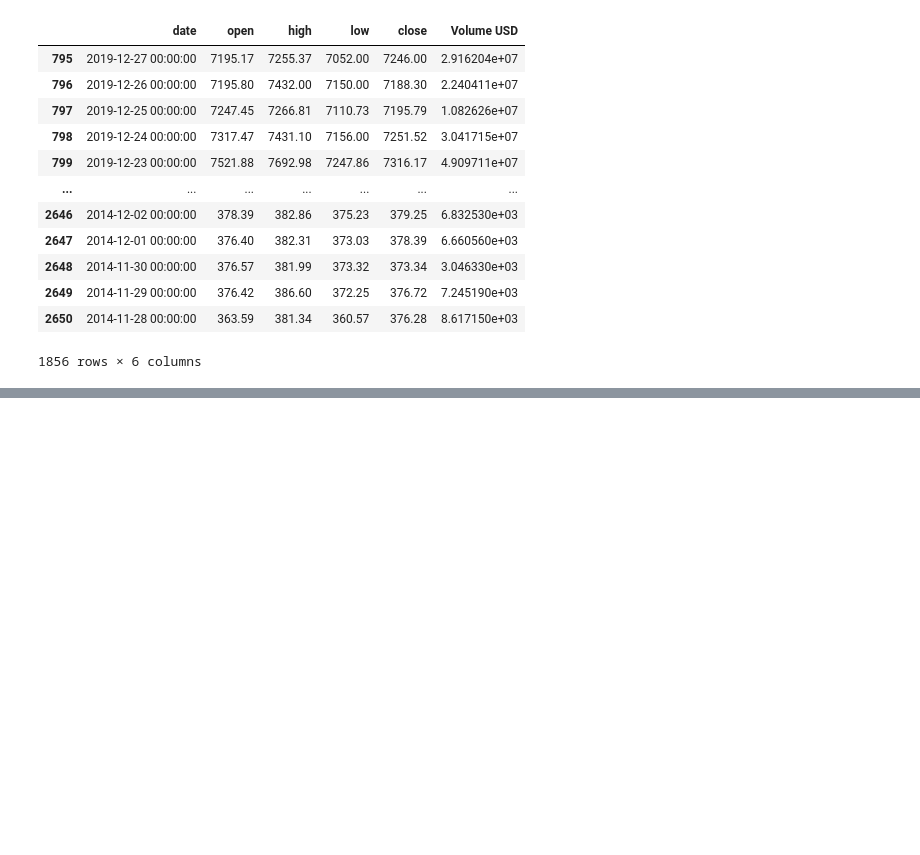
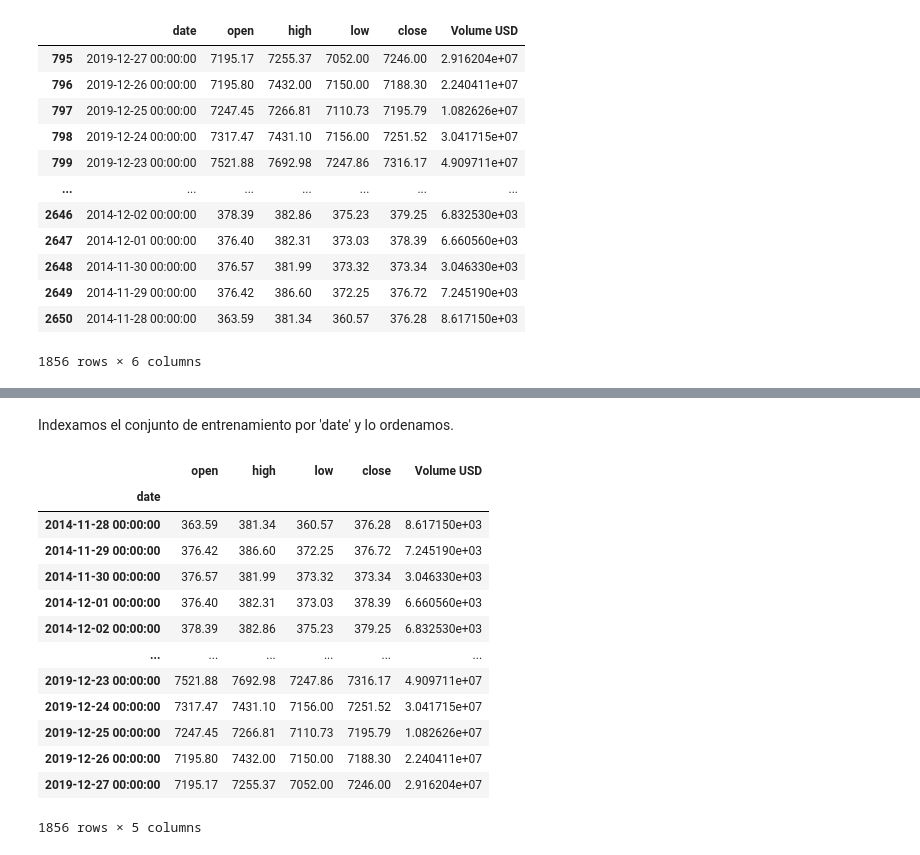
Before and after one commit to Raul-Gonzalez-M/TFG, a Jupyter notebook: codigo/Código.ipynb, the cells around one changed output, grey strips where cells are left out. Saved outputs shown, nothing was run; the diff lists cells and outputs as text; code cells hidden in the pictures; blank space fills up the shorter version.

```diff
--- a/codigo/Código.ipynb
+++ b/codigo/Código.ipynb
@@ -225,0 +252,21 @@ print(ntest)
+# %% [markdown]
+Indexamos el conjunto de entrenamiento por 'date' y lo ordenamos.
+# %%
+df_train = df_train.set_index('date')
+df_train = df_train.sort_index()
+df_train
+# %% [output]
+|  | open | high | low | close | Volume USD |
+| date |  |  |  |  |  |
+| 2014-11-28 00:00:00 | 363.59 | 381.34 | 360.57 | 376.28 | 8.617150e+03 |
+| 2014-11-29 00:00:00 | 376.42 | 386.60 | 372.25 | 376.72 | 7.245190e+03 |
+| 2014-11-30 00:00:00 | 376.57 | 381.99 | 373.32 | 373.34 | 3.046330e+03 |
+| 2014-12-01 00:00:00 | 376.40 | 382.31 | 373.03 | 378.39 | 6.660560e+03 |
+| 2014-12-02 00:00:00 | 378.39 | 382.86 | 375.23 | 379.25 | 6.832530e+03 |
+| ... | ... | ... | ... | ... | ... |
+| 2019-12-23 00:00:00 | 7521.88 | 7692.98 | 7247.86 | 7316.17 | 4.909711e+07 |
+| 2019-12-24 00:00:00 | 7317.47 | 7431.10 | 7156.00 | 7251.52 | 3.041715e+07 |
+| 2019-12-25 00:00:00 | 7247.45 | 7266.81 | 7110.73 | 7195.79 | 1.082626e+07 |
+| 2019-12-26 00:00:00 | 7195.80 | 7432.00 | 7150.00 | 7188.30 | 2.240411e+07 |
+| 2019-12-27 00:00:00 | 7195.17 | 7255.37 | 7052.00 | 7246.00 | 2.916204e+07 |
+1856 rows × 5 columns
```
Also changed, not shown: parts of 5 cells of this notebook.
